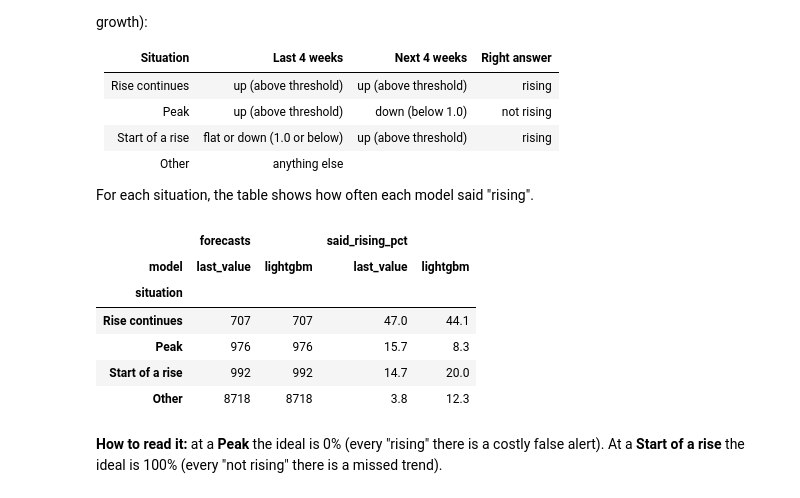
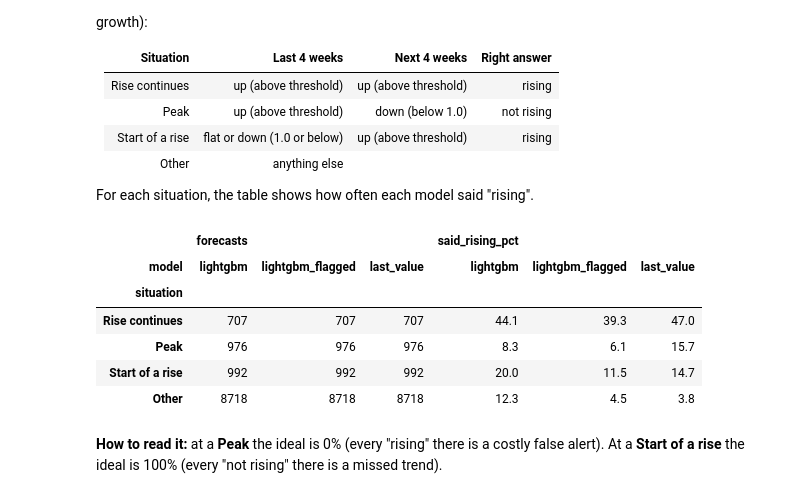
Before and after one commit to samichi-rungta/fashion-trends-forcasting, a Jupyter notebook: analysis/02_turning_points_market.ipynb, the cells around one changed output. Drawn from its saved outputs; the diff is of its cells as text; code cells hidden in the pictures.

```diff
--- a/analysis/02_turning_points_market.ipynb
+++ b/analysis/02_turning_points_market.ipynb
@@ -13,7 +13,7 @@ from pathlib import Path
 import matplotlib.pyplot as plt
 import pandas as pd
 
-from common import load_predictions, RISING_THRESHOLD, DATA_LABEL
+from common import load_predictions, said_rising, RISING_THRESHOLD, DATA_LABEL, FLAGGED_MODEL
 
 FIGURES = Path("figures")
 FIGURES.mkdir(exist_ok=True)
@@ -21,7 +21,7 @@ HORIZON = 4
 
 df = load_predictions()
 df = df[df["horizon"] == HORIZON].copy()
-df["said_rising"] = df["predicted_growth"] > RISING_THRESHOLD
+df["said_rising"] = said_rising(df)  # holds back the flagged model's alerts in out-of-range weeks
 df["rose"] = df["actual_growth"] > RISING_THRESHOLD
 
 # recent_jump (last 4 weeks vs. the 4 weeks before) comes from common.py
@@ -45,26 +45,27 @@ For each situation, the table shows how often each model said "rising".
 # %%
 went_up = df["recent_jump"] > RISING_THRESHOLD
 flat_or_down = df["recent_jump"] <= 1.0
 df["situation"] = "Other"
 df.loc[went_up & df["rose"], "situation"] = "Rise continues"
 df.loc[went_up & (df["actual_growth"] < 1.0), "situation"] = "Peak"
 df.loc[flat_or_down & df["rose"], "situation"] = "Start of a rise"
 
-turns = (df[df["model"].isin(["lightgbm", "last_value"])]
+models = ["lightgbm", FLAGGED_MODEL, "last_value"]
+turns = (df[df["model"].isin(models)]
            .groupby(["situation", "model"])["said_rising"]
            .agg(forecasts="size", said_rising_pct="mean")
            .unstack("model"))
-turns[("said_rising_pct", "lightgbm")] *= 100
-turns[("said_rising_pct", "last_value")] *= 100
+turns["said_rising_pct"] = turns["said_rising_pct"] * 100
+turns = turns.reindex(columns=models, level="model")
 turns.round(1).loc[["Rise continues", "Peak", "Start of a rise", "Other"]]
 # %% [output]
-|  | forecasts |  | said_rising_pct |  |
-| model | last_value | lightgbm | last_value | lightgbm |
-| situation |  |  |  |  |
-| Rise continues | 707 | 707 | 47.0 | 44.1 |
-| Peak | 976 | 976 | 15.7 | 8.3 |
-| Start of a rise | 992 | 992 | 14.7 | 20.0 |
-| Other | 8718 | 8718 | 3.8 | 12.3 |
+|  | forecasts |  |  | said_rising_pct |  |  |
+| model | lightgbm | lightgbm_flagged | last_value | lightgbm | lightgbm_flagged | last_value |
+| situation |  |  |  |  |  |  |
+| Rise continues | 707 | 707 | 707 | 44.1 | 39.3 | 47.0 |
+| Peak | 976 | 976 | 976 | 8.3 | 6.1 | 15.7 |
+| Start of a rise | 992 | 992 | 992 | 20.0 | 11.5 | 14.7 |
+| Other | 8718 | 8718 | 8718 | 12.3 | 4.5 | 3.8 |
 # %% [markdown]
 **How to read it:** at a **Peak** the ideal is 0% (every "rising" there is a costly false alert). At a **Start of a rise** the ideal is 100% (every "not rising" there is a missed trend).
 # %% [markdown]
```
Also changed, not shown: parts of 4 cells of this notebook, 3 other files.
